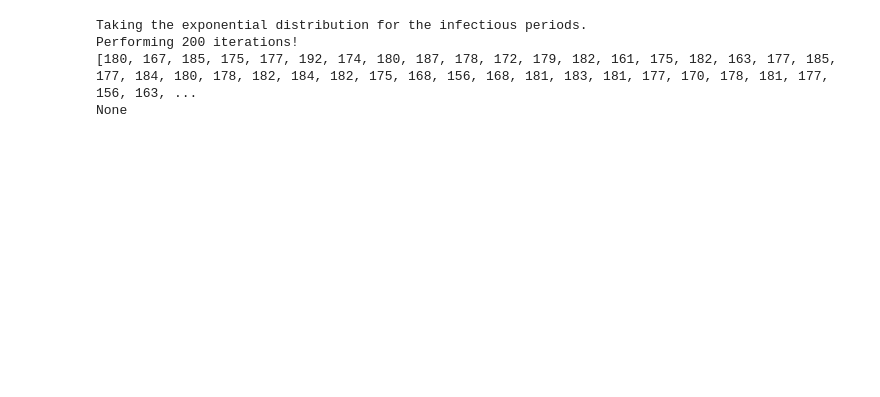
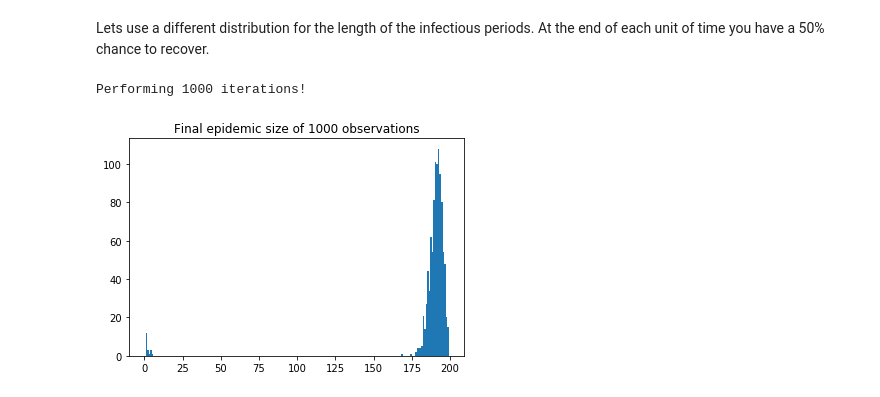
Before and after one commit to martyn1fyles/Network-Epidemic-Simulation, a Jupyter notebook: Demo Notebook (Simple).ipynb, the cells around one changed output. Drawn from its saved outputs; the diff is of its cells as text; code cells hidden in the pictures; blank space fills up the shorter version.

```diff
--- a/Demo Notebook (Simple).ipynb
+++ b/Demo Notebook (Simple).ipynb
@@ -13,9 +43,14 @@ Taking the exponential distribution for the infectious periods.
+# %% [markdown]
+Lets use a different distribution for the length of the infectious periods. At the end of each unit of time you have a 50% chance to recover.
 # %%
-simulation_class = SIR_Selke(200,0.008, 1.5, 5)
-data = simulation_class.sim_final_size(200)
-print(data)
+simulation_class = SIR_Selke(N = 200,
+                             beta = 0.008,
+                             I_parameters = 0.5,
+                             infected_started = 1,
+                             infection_period_distribution = np.random.geometric
+                            )
+simulation_class.sim_final_size(1000)
+simulation_class.plot_hist()
 # %% [output]
-Taking the exponential distribution for the infectious periods.
-Performing 200 iterations!
-[180, 167, 185, 175, 177, 192, 174, 180, 187, 178, 172, 179, 182, 161, 175, 182, 163, 177, 185, 177, 184, 180, 178, 182, 184, 182, 175, 168, 156, 168, 181, 183, 181, 177, 170, 178, 181, 177, 156, 163, ...
-None
+Performing 1000 iterations!
+[figure, added]
```
Also changed, not shown: parts of 10 cells of this notebook, 4 other files.
